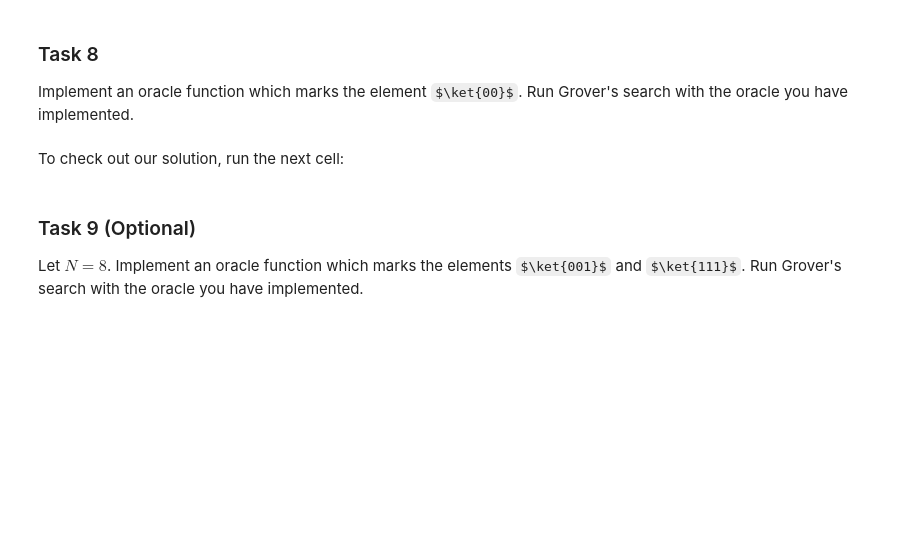
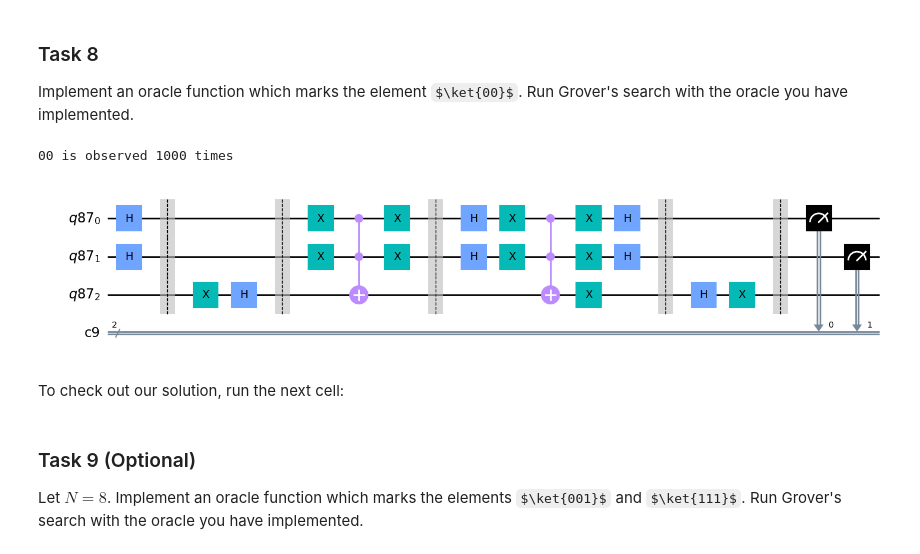
Before and after one commit to james-lucius/qworld, a Jupyter notebook: QB42_Q92_Grovers_Search_Implementation.ipynb, the cells around one changed output. Saved outputs shown, nothing was run; the diff lists cells and outputs as text; code cells hidden in the pictures; some formulas as TeX source; blank space fills up the shorter version.

```diff
--- a/QB42_Q92_Grovers_Search_Implementation.ipynb
+++ b/QB42_Q92_Grovers_Search_Implementation.ipynb
@@ -511,7 +622,7 @@ mycircuit12.x(qreg12[10])
 mycircuit12.h(qreg12[10])
 
 #number of iterations - change this value
-iteration_count = 1
+iteration_count = 17
 for i in range(iteration_count):
     giant_oracle2(mycircuit12,qreg12)
     giant_diffusion(mycircuit12,qreg12)
@@ -619,3 +756,46 @@ from qiskit import QuantumRegister, ClassicalRegister, QuantumCircuit, execute,
+# %%
+def oracle_00(circuit,qreg):
+    #Your code here
+    #
+    #
+    for i in range(2): circuit.x(qreg[i])
+    circuit.ccx(qreg[0], qreg[1], qreg[2])
+    for i in range(2): circuit.x(qreg[i])
+# %%
+from qiskit import QuantumRegister, ClassicalRegister, QuantumCircuit, execute, Aer
+
+#Grover's search
+qreg = QuantumRegister(3)
+creg = ClassicalRegister(2)
+circuit = QuantumCircuit(qreg, creg)
+
+for i in range(2): circuit.h(qreg[i])
+circuit.barrier()
+
+circuit.x(qreg[2])
+circuit.h(qreg[2])
+circuit.barrier()
+
+oracle_00(circuit, qreg)
+circuit.barrier()
+inversion(circuit, qreg)
+circuit.barrier()
+
+circuit.h(qreg[2])
+circuit.x(qreg[2])
+circuit.barrier()
+
+for i in range(2): circuit.measure(qreg[i], creg[i])
+
+job = execute(circuit, Aer.get_backend('qasm_simulator'), shots = 1000)
+counts = job.result().get_counts(circuit)
+for outcome in counts:
+  print(f"{outcome} is observed {counts[outcome]} times")
+
+display(circuit.draw(output = 'mpl'))
+# %% [output]
+00 is observed 1000 times
+[figure, added]
 # %% [markdown]
 To check out our solution, run the next cell:
 # %%
```
Also changed, not shown: parts of 21 cells of this notebook.
